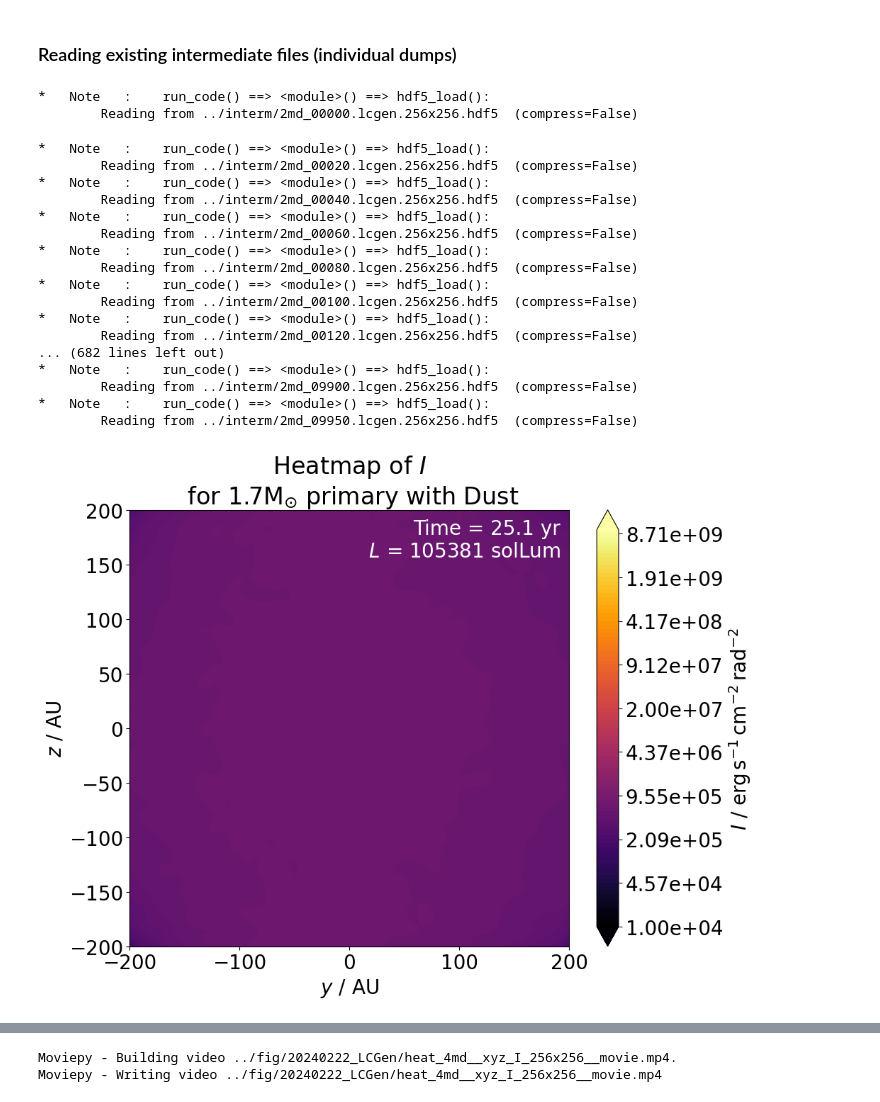
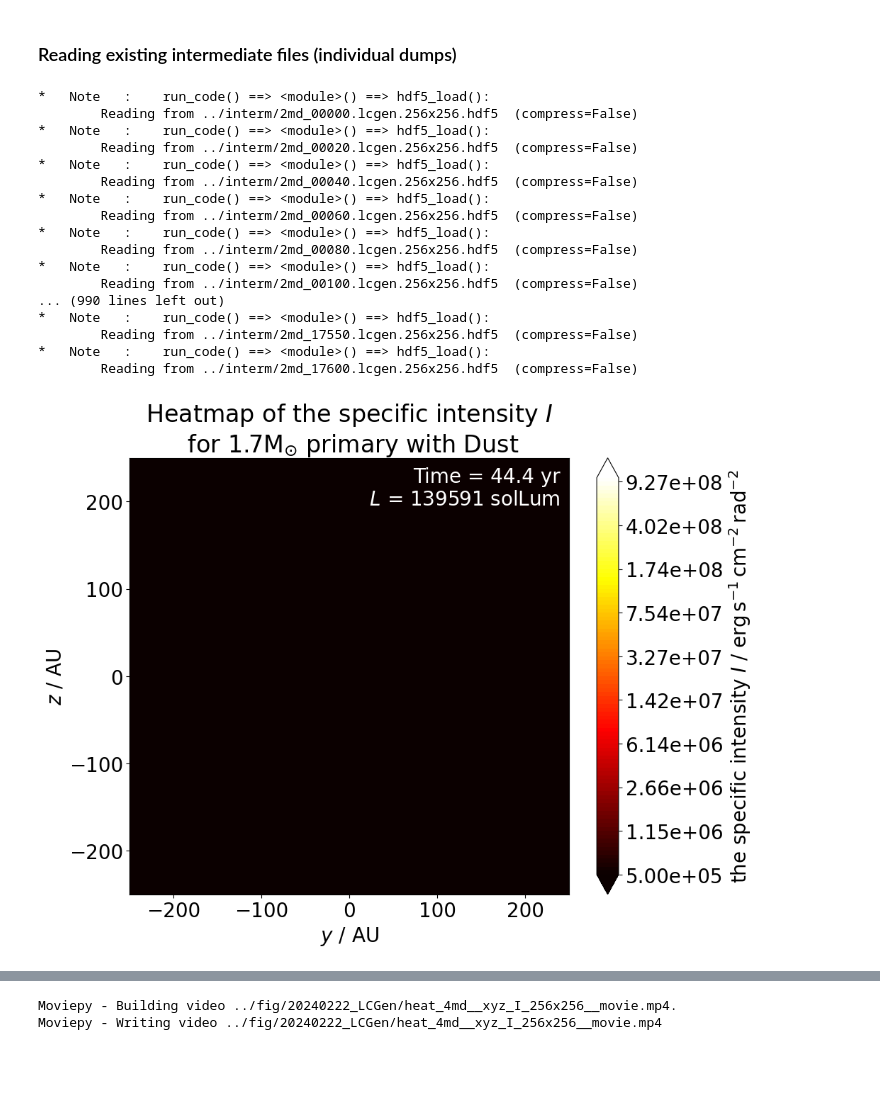
Before and after one commit to chunliangmu/RTinCEE-scripts-2024, a Jupyter notebook: script_LCGen_analysis.ipynb, the cells around one changed output, grey strips where cells are left out. Cells and saved outputs as stored; diff of their text form; code cells hidden in the pictures; blank space fills up the shorter version.

Commit message:
Improving LC image movie generation
Added ability to zoom out mid movie

```diff
--- a/script_LCGen_analysis.ipynb
+++ b/script_LCGen_analysis.ipynb
@@ -515,7 +515,7 @@ if __name__ == '__main__':
         job_name    = job_profile['job_name']
         file_indexes= job_profile['file_indexes']
 
-        for file_index in file_indexes: #[0, 1200, 4800, 17600]: #
+        for file_index in file_indexes: #[0, 1200, 4800, 8000, 17600]: #
             plt.close('all')
             data_full = mupl.hdf5_load(f"{interm_dir}{job_nickname}_{file_index:05d}.lcgen.{no_xy_txt}.hdf5")
             xyzs_list = list(data_full.keys()).copy() if xyzs_list is None else xyzs_list
@@ -549,52 +549,52 @@ if __name__ == '__main__':
                 del figs
                 figs = []
 
-                cmap = plt.get_cmap('inferno') #plt.get_cmap()
+                cmap = plt.get_cmap('hot') #plt.get_cmap()
                 #cmap.set_over('white')
+
+                xylim_u = 100*units.au if file_index < 2800 else 250*units.au
 
                 fig, _, outfilenames = plot_heat(
                     no_xy, rays_u, rads, data_label="the specific intensity $I$",
                     xyzs=xyzs, save_label=f"image",
                     job_profile=job_profile, file_index=file_index, cmap=cmap, notes=data,
                     #norm=mpl.colors.Normalize(0., I_range, clip=False),
-                    norm=mpl.colors.LogNorm(1e3, 1e9, clip=False),
+                    norm=mpl.colors.LogNorm(5e5, 1e9, clip=False),
                     cbar_num_fmt=lambda x, pos: f"{x:.2e}",
                     facecolor=cmap.get_under(), text_color='white',
-                    xylim=(200*units.au).to_value(rays_u.unit),
+                    xylim=xylim_u.to_value(rays_u.unit),
                     output_dir=output_dir, out_exts=['png'], verbose=verbose_loop)
                 outfilenames_dict['rads' ][job_nickname][xyzs].append(outfilenames[-1])
                 figs.append(fig)
 
                 # fig, _, outfilenames = plot_heat(
                 #     no_xy, rays_u, data['contr'], data_label="contribution fraction of the most contributed",
                 #     xyzs=xyzs, save_label=f"contr",
                 #     job_profile=job_profile, file_index=file_index, cmap='seismic', notes=data,
                 #     ticks=10,
                 #     norm=mpl.colors.Normalize(0., 100.),
                 #     output_dir=output_dir, out_exts=['png'], verbose=verbose_loop)
                 # outfilenames_dict['contr'][job_nickname][xyzs].append(outfilenames[-1])
                 # figs.append(fig)
                 del data, rays_u, rads, I_avg, I_range
             del data_full
             gc.collect()
 # %% [output]
 *   Note   :    run_code() ==> <module>() ==> hdf5_load():
         Reading from ../interm/2md_00000.lcgen.256x256.hdf5  (compress=False)
+*   Note   :    run_code() ==> <module>() ==> hdf5_load():
+        Reading from ../interm/2md_00020.lcgen.256x256.hdf5  (compress=False)
+*   Note   :    run_code() ==> <module>() ==> hdf5_load():
+        Reading from ../interm/2md_00040.lcgen.256x256.hdf5  (compress=False)
+*   Note   :    run_code() ==> <module>() ==> hdf5_load():
+        Reading from ../interm/2md_00060.lcgen.256x256.hdf5  (compress=False)
+*   Note   :    run_code() ==> <module>() ==> hdf5_load():
+        Reading from ../interm/2md_00080.lcgen.256x256.hdf5  (compress=False)
+*   Note   :    run_code() ==> <module>() ==> hdf5_load():
+        Reading from ../interm/2md_00100.lcgen.256x256.hdf5  (compress=False)
+... (990 lines left out)
+*   Note   :    run_code() ==> <module>() ==> hdf5_load():
+        Reading from ../interm/2md_17550.lcgen.256x256.hdf5  (compress=False)
+*   Note   :    run_code() ==> <module>() ==> hdf5_load():
+        Reading from ../interm/2md_17600.lcgen.256x256.hdf5  (compress=False)
-*   Note   :    run_code() ==> <module>() ==> hdf5_load():
-        Reading from ../interm/2md_00020.lcgen.256x256.hdf5  (compress=False)
-*   Note   :    run_code() ==> <module>() ==> hdf5_load():
-        Reading from ../interm/2md_00040.lcgen.256x256.hdf5  (compress=False)
-*   Note   :    run_code() ==> <module>() ==> hdf5_load():
-        Reading from ../interm/2md_00060.lcgen.256x256.hdf5  (compress=False)
-*   Note   :    run_code() ==> <module>() ==> hdf5_load():
-        Reading from ../interm/2md_00080.lcgen.256x256.hdf5  (compress=False)
-*   Note   :    run_code() ==> <module>() ==> hdf5_load():
-        Reading from ../interm/2md_00100.lcgen.256x256.hdf5  (compress=False)
-*   Note   :    run_code() ==> <module>() ==> hdf5_load():
-        Reading from ../interm/2md_00120.lcgen.256x256.hdf5  (compress=False)
-... (682 lines left out)
-*   Note   :    run_code() ==> <module>() ==> hdf5_load():
-        Reading from ../interm/2md_09900.lcgen.256x256.hdf5  (compress=False)
-*   Note   :    run_code() ==> <module>() ==> hdf5_load():
-        Reading from ../interm/2md_09950.lcgen.256x256.hdf5  (compress=False)
-[figure, old version]
+[figure, new version]
```
Also changed, not shown: parts of 3 cells of this notebook, 1 other file.
